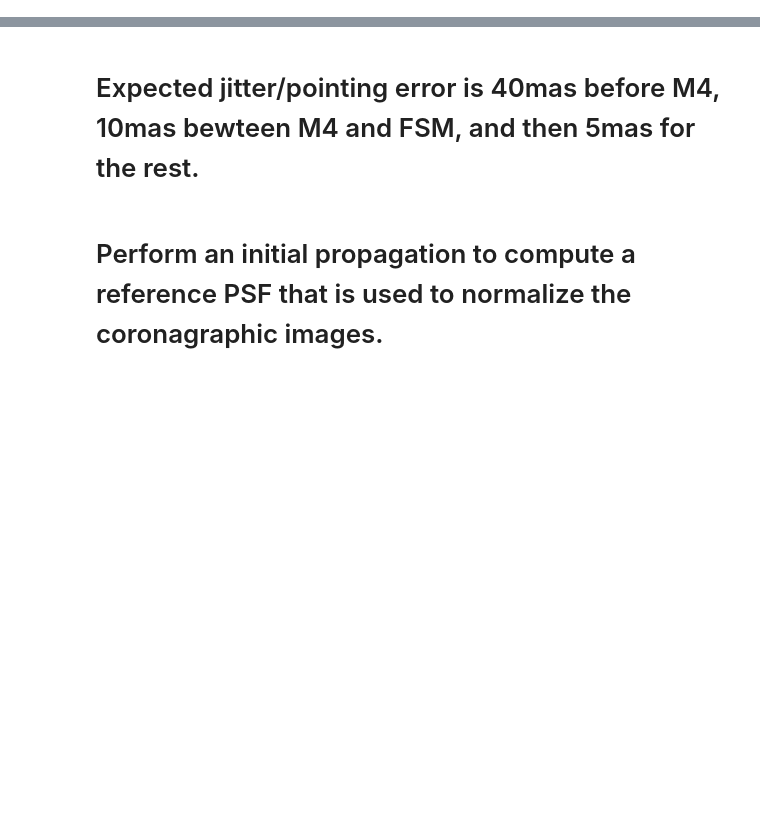
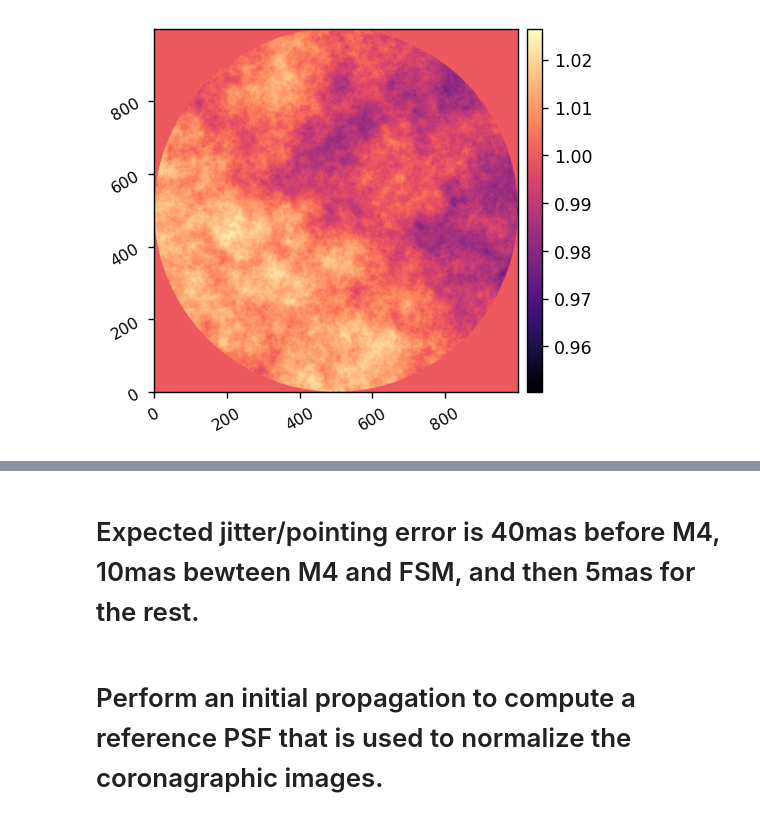
Before and after one commit to kian1377/esc-fresnel, a Jupyter notebook: notebooks/esc_fresnel_beamwalk.ipynb, the cells around one changed output, grey strips where cells are left out. Drawn from its saved outputs; the diff is of its cells as text; code cells hidden in the pictures; blank space fills up the shorter version.

```diff
--- a/notebooks/esc_fresnel_beamwalk.ipynb
+++ b/notebooks/esc_fresnel_beamwalk.ipynb
@@ -123,3 +124,9 @@ imshow3(
+# %%
+amp_map = wfes['m1'].amplitude
+amp_map[amp_map<0.95] = 1
+imshow1(amp_map)
+# %% [output]
+[figure, added]
 # %%
 def snap_bb(M, waves):
     bb_im = 0.0
```
Also changed, not shown: parts of 15 cells of this notebook, 16 other files.
